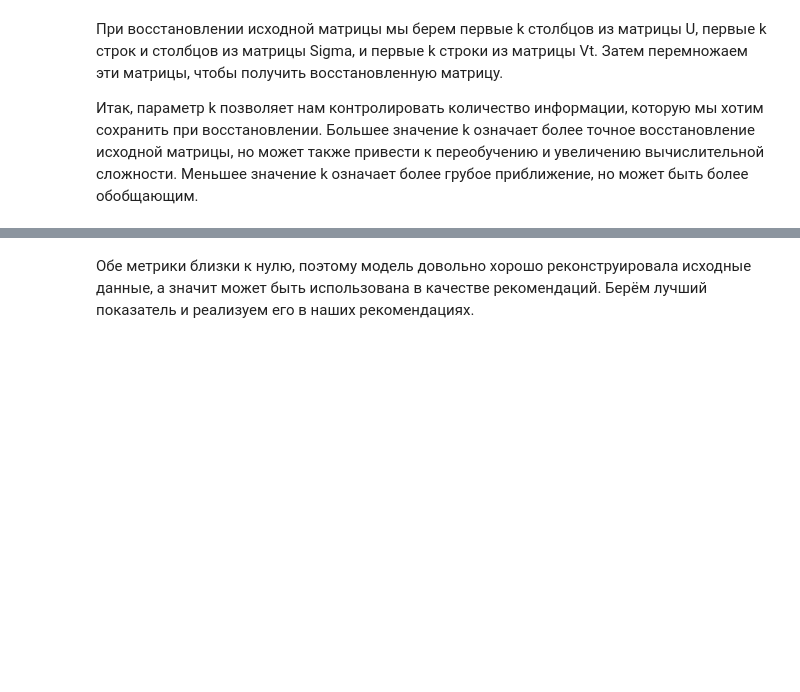
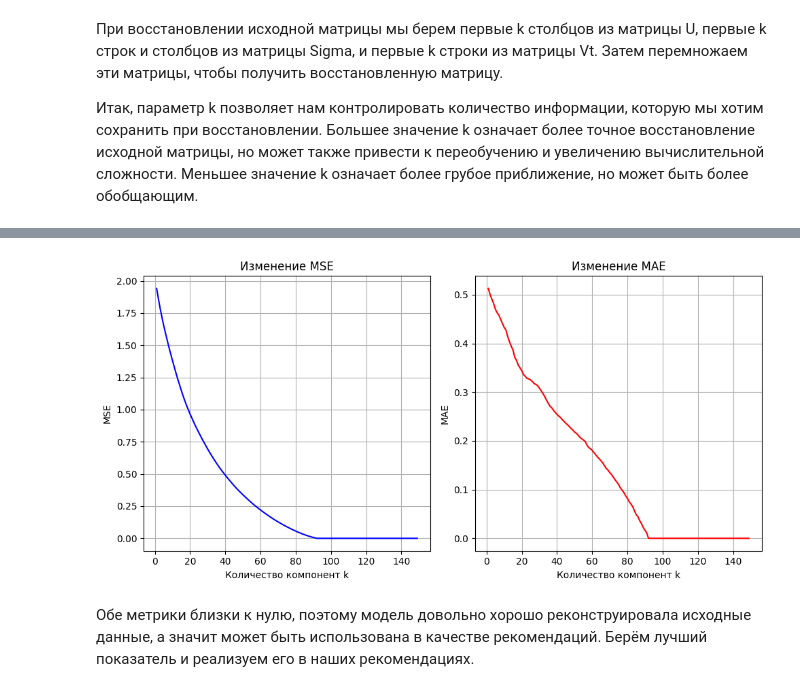
Before and after one commit to Bjorik23/peskipiksi_pesternomi, a Jupyter notebook: mipt_hakaton_2024_tinkoff/create_models/create_model_svd_v2.ipynb, the cells around one changed output, grey strips where cells are left out. Drawn from its saved outputs; the diff is of its cells as text; code cells hidden in the pictures; blank space fills up the shorter version.

```diff
--- a/mipt_hakaton_2024_tinkoff/create_models/create_model_svd_v2.ipynb
+++ b/mipt_hakaton_2024_tinkoff/create_models/create_model_svd_v2.ipynb
@@ -178,3 +186,38 @@ Best MAE: 2.44176116484608e-15
+# %%
+# Инициализация списков для сохранения результатов
+ks = list(range(1, 150))
+mses = []
+maes = []
+
+for k in ks:
+    U, sigma, Vt = np.linalg.svd(diff_df_scaled, full_matrices=False)
+    reconstructed_data = np.dot(U[:, :k] * sigma[:k], Vt[:k, :])
+    mse = mean_squared_error(diff_df_scaled, reconstructed_data)
+    mae = mean_absolute_error(diff_df_scaled, reconstructed_data)
+    mses.append(mse)
+    maes.append(mae)
+
+# Построение графиков
+plt.figure(figsize=(10, 5))
+
+plt.subplot(1, 2, 1)
+plt.plot(ks, mses, label='MSE', color='blue')
+plt.title('Изменение MSE')
+plt.xlabel('Количество компонент k')
+plt.ylabel('MSE')
+plt.grid(True)
+
+plt.subplot(1, 2, 2)
+plt.plot(ks, maes, label='MAE', color='red')
+plt.title('Изменение MAE')
+plt.xlabel('Количество компонент k')
+plt.ylabel('MAE')
+plt.grid(True)
+
+plt.tight_layout()
+plt.show()
+# %% [output]
+[figure, added]
 # %% [markdown]
 Обе метрики близки к нулю, поэтому модель довольно хорошо реконструировала исходные данные, а значит может быть использована в качестве рекомендаций. Берём лучший показатель и реализуем его в наших рекомендациях.
 # %%
```
Also changed, not shown: parts of 5 cells of this notebook, 5 other files.
